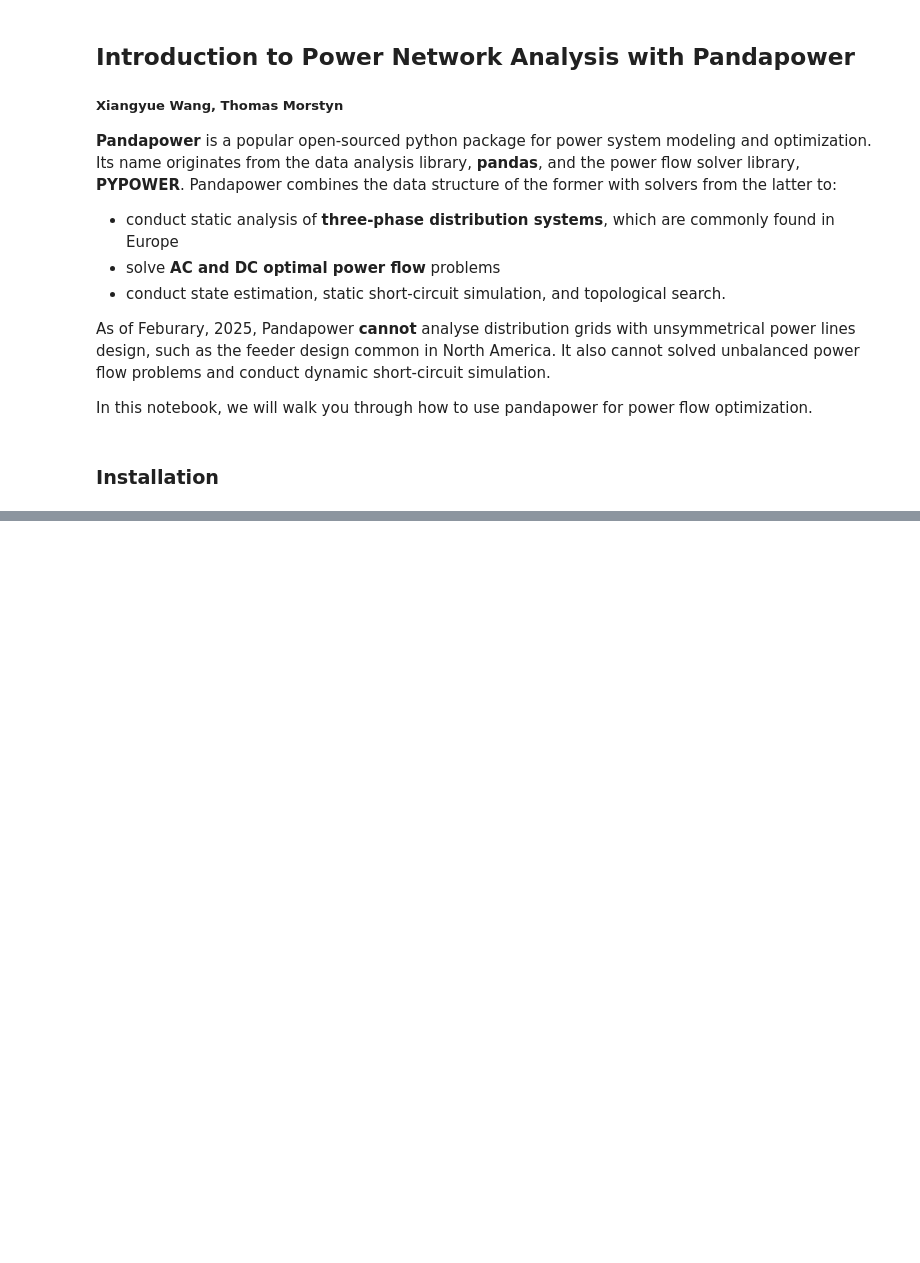
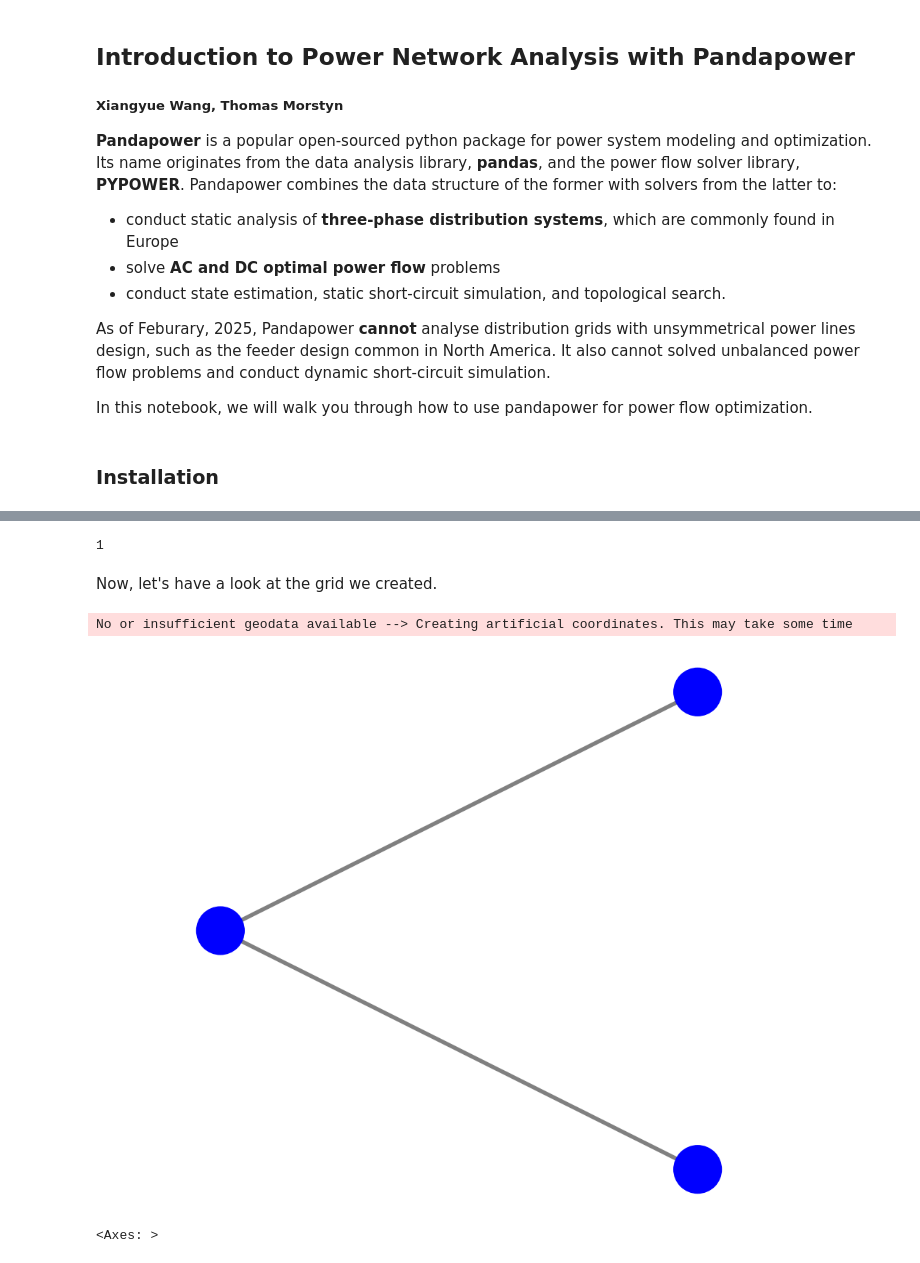
Before and after one commit to PSALOxford/intro_pandapower, a Jupyter notebook: intro-pandapower.ipynb, the cells around one changed output, grey strips where cells are left out. Drawn from its saved outputs; the diff is of its cells as text; code cells hidden in the pictures; blank space fills up the shorter version.

Commit message:
Example 1, 2, and 3. Need to debug example 2

```diff
--- a/intro-pandapower.ipynb
+++ b/intro-pandapower.ipynb
@@ -28,0 +56,9 @@ ModuleNotFoundError: No module named 'pandapower'
+# %%
+import pandapower as pp
+import pandas as pd
+import numpy as np
+import matplotlib.pyplot as plt
+import pandapower.plotting as plot
+
+# Create an empty network
+net1 = pp.create_empty_network()
@@ -28,0 +113,28 @@ ModuleNotFoundError: No module named 'pandapower'
+# %%
+# Compute Base Impedance
+z_base = base_kV**2 / base_MV  # in Ohms
+
+# Line Impedances in Ohms
+r_ohm = 0.001*z_base
+x_ohm = 0.01*z_base
+
+# Create the specific line used in Example 1
+example1_line = {"r_ohm_per_km": r_ohm, "x_ohm_per_km": x_ohm, "c_nf_per_km": 10, "max_i_ka": 0.4, "type": "cs"}
+pp.create_std_type(net1, name="example1_line", data=example1_line, element="line")
+pp.available_std_types(net1, element="line")
+
+length_km = 1  # nominal length
+
+pp.create_line(net1, from_bus=bus1, to_bus=bus2, length_km=length_km, std_type="example1_line", name="line12")
+pp.create_line(net1, from_bus=bus1, to_bus=bus3, length_km=length_km, std_type="example1_line", name="line13")
+# %% [output]
+1
+# %% [markdown]
+Now, let's have a look at the grid we created.
+# %%
+#Show the Example 1 grid
+plot.simple_plot(net1, show_plot=True, line_width=4, bus_size=5)
+# %% [output]
+No or insufficient geodata available --> Creating artificial coordinates. This may take some time
+[figure, added]
+<Axes: >
```
Also changed, not shown: parts of 29 cells of this notebook, 2 other files.
